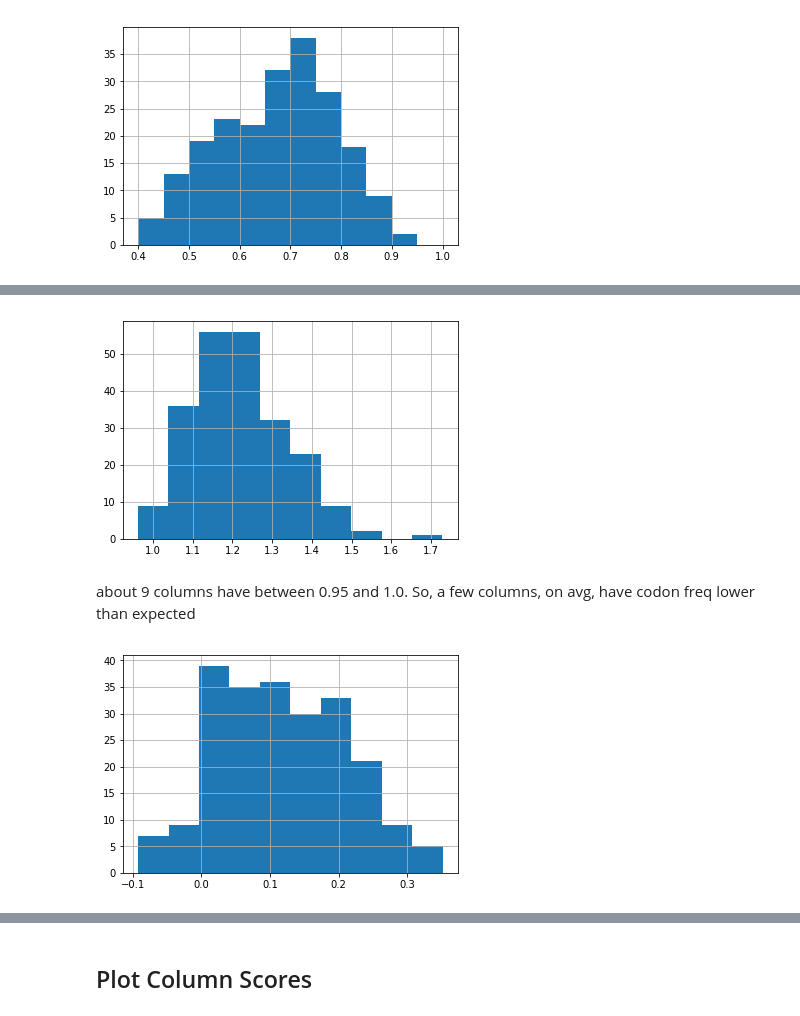
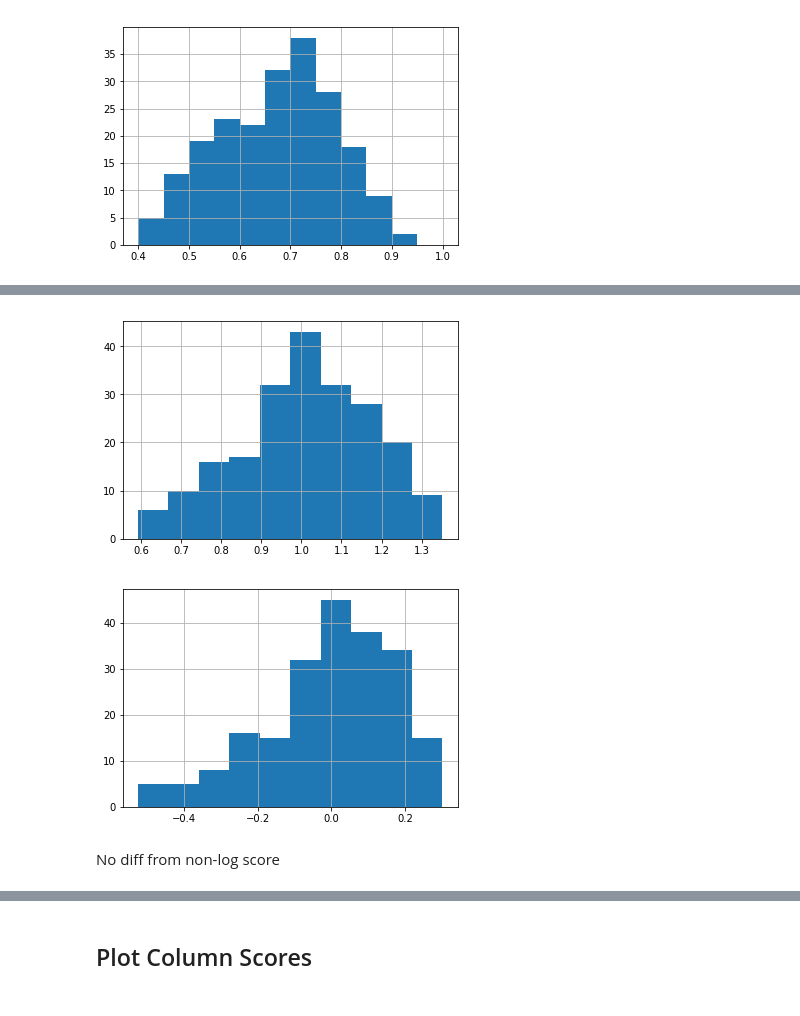
Before and after one commit to Fritos121/Codon-Usage-IDRs, a Jupyter notebook: plot_columns_P33941.ipynb, the cells around one changed output, grey strips where cells are left out. Drawn from its saved outputs; the diff is of its cells as text; code cells hidden in the pictures.

```diff
--- a/plot_columns_P33941.ipynb
+++ b/plot_columns_P33941.ipynb
@@ -45,13 +51,13 @@ df_clean['Avg Frequency Score'].hist(bins = np.arange(0.4, 1.01, 0.05));
 # %%
-df_clean['Avg Frequency Ratio'].hist(); # using old ratio
+df_clean['Avg Frequency Score Ratio'].hist();
 # %% [output]
-[figure, old version]
+[figure, new version]
-# %% [markdown]
-about 9 columns have between 0.95 and 1.0. So, a few columns, on avg, have codon freq lower than expected
 # %%
-df_clean['Avg Log Odds Frequency'].hist(); # using old ratio
+df_clean['Log Avg Frequency Score Ratio'].hist();
 # %% [output]
-[figure, old version]
+[figure, new version]
+# %% [markdown]
+No diff from non-log score
 # %%
 df_clean['Avg Frequency Ratio'].hist();
 # %% [output]
```
Also changed, not shown: parts of 67 cells of this notebook, 3 other files.
